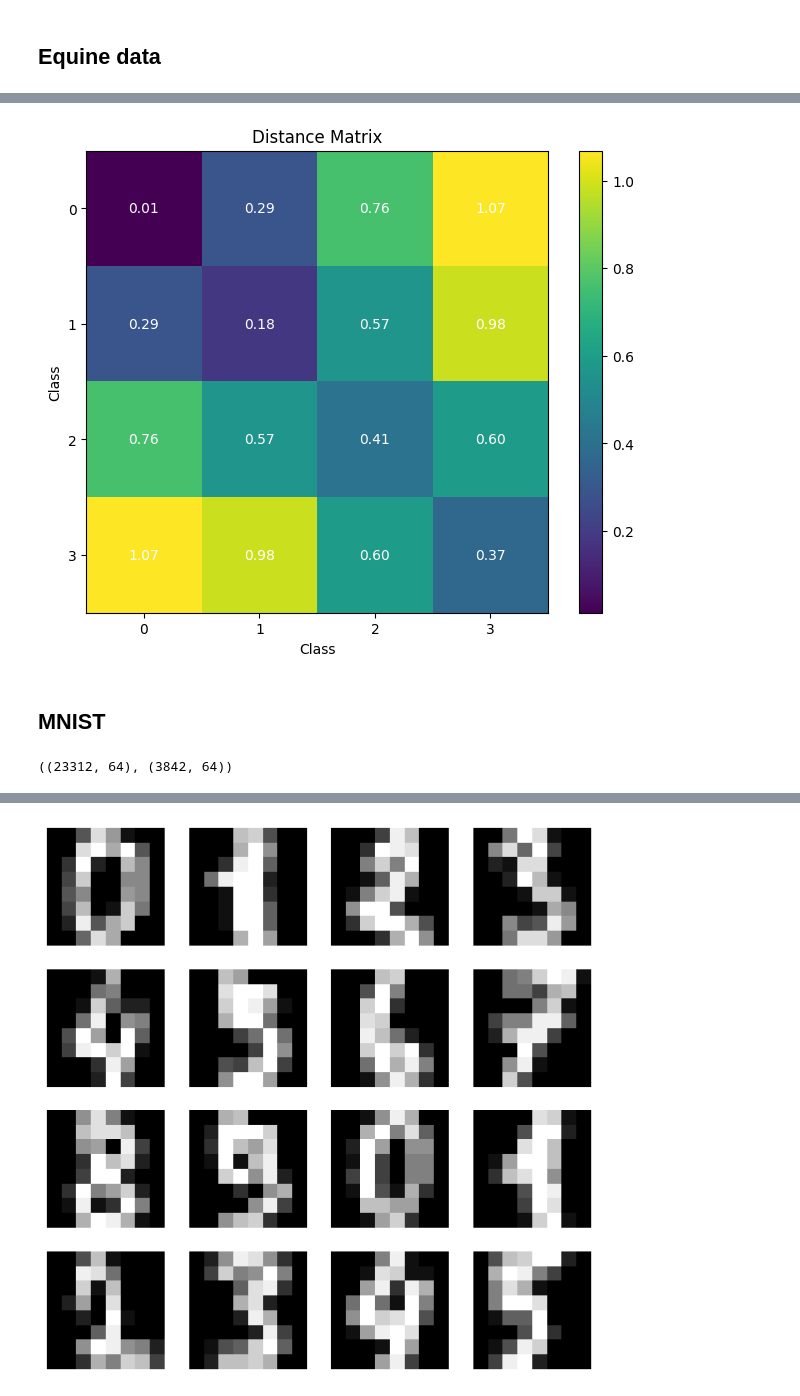
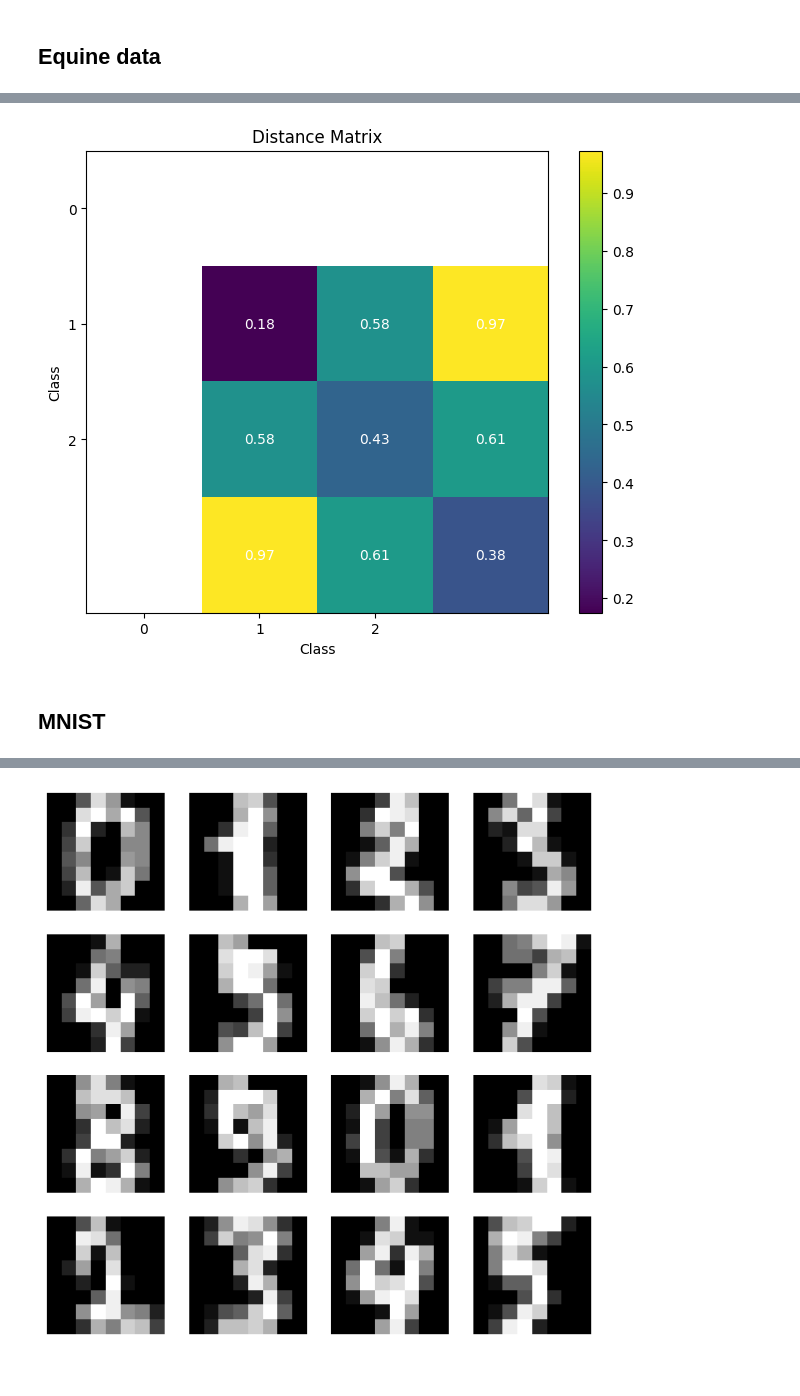
Before and after one commit to timodw/time_series_preprocessing, a Jupyter notebook: evaluation.ipynb, the cells around one changed output, grey strips where cells are left out. Cells and saved outputs as stored; diff of their text form; code cells hidden in the pictures.

Commit message:
further work on unsupervised data balancing

```diff
--- a/evaluation.ipynb
+++ b/evaluation.ipynb
@@ -181,6 +181,11 @@ N = 2000
 X, y = load_dataset(Path('processed_data'), dataset_id='RTAGXFQJ4T') # FFT
 # X, y = load_dataset(Path('processed_data'), dataset_id='K6WZL7BWHQ') # Raw
 X, y = X[0][:, :, 0], y[0]
+X = X[y != 0]
+y = y[y != 0]
+X_min, X_max = X.min(), X.max()
+X -= X_min
+X /= (X_max - X_min)
 indices = np.random.choice(len(X), N)
 X, y = X[indices], y[indices]
 print(X.shape, np.unique(y, return_counts=True))
@@ -199,7 +239,7 @@ def cluster_time_series(distances, n_clusters=None):
     labels = clustering_model.fit_predict(distances)
     return labels
 
-clusters = cluster_time_series(distances, n_clusters=50)
+clusters = cluster_time_series(distances, n_clusters=10)
 cluster_label_mapping = defaultdict(list)
 for label, cluster in zip(y, clusters):
     cluster_label_mapping[cluster].append(label)
@@ -210,4 +250,4 @@ for i in range(len(cluster_label_mapping)):
 print()
 for i in range(len(cluster_label_mapping)):
     l, c = np.unique(cluster_label_mapping[i], return_counts=True)
-    print(f"Cluster {i} -> {l[np.argmax(c)]} ({(np.max(c) / np.sum(c)):.2%})")
+    print(f"Cluster {i} -> {l[np.argmax(c)]} ({(np.max(c) / np.sum(c)):.2%} - {c.sum()})")
@@ -217,33 +275,33 @@ for i in range(N):
     for j in range(i + 1, N):
         l_i, l_j = y[i], y[j]
         distance_dict[(min(l_i, l_j), max(l_i, l_j))].append(distances[i, j] * 1000)
 
 mean_dict = {k: np.mean(v) for k, v in distance_dict.items()}
 max_index = max(max(k) for k in mean_dict.keys()) + 1
 matrix = np.full((max_index, max_index), np.nan)
 
 # Populate the distance matrix
 for (i, j), distance in mean_dict.items():
     matrix[i, j] = distance
     matrix[j, i] = distance
 plt.figure(figsize=(8, 6))
 plt.imshow(matrix, cmap='viridis', interpolation='none')
 
 # Add text annotations for each cell
 for i in range(max_index):
     for j in range(max_index):
         distance = matrix[i, j]
         if not np.isnan(distance):
             plt.text(j, i, f'{distance:.2f}', ha='center', va='center', color='white' if distance < 2 else 'black')
 
 plt.title('Distance Matrix')
 plt.xlabel('Class')
 plt.ylabel('Class')
-plt.xticks(range(max_index))
-plt.yticks(range(max_index))
+plt.xticks(range(len(np.unique(y))))
+plt.yticks(range(len(np.unique(y))))
 plt.colorbar()
 plt.show()
 
 # {k: v for k, v in mean_dict.items() if k[0] == k[1]}, {k: v for k, v in mean_dict.items() if k[0] != k[1]}
 # %% [output]
-[figure, old version]
+[figure, new version]
@@ -277,33 +396,0 @@ def mnist_blocks(X):
-# %%
-X_train, y_train = tfds.load('mnist', split='train', as_supervised=True, batch_size=-1)
-X_train = np.reshape(X_train, X_train.shape[:-1]) / 255
-X_train = np.pad(X_train, pad_width=((0, 0), (2, 2), (2, 2)), mode='constant', constant_values=0.)
-X_train = mnist_blocks(X_train)
-indices = np.isin(y_train, SELECTED_DIGITS)
-X_train = X_train[indices]
-y_train = y_train[indices]
-
-X_test, y_test = tfds.load('mnist', split='test', as_supervised=True, batch_size=-1)
-X_test = np.reshape(X_test, X_test.shape[:-1]) / 255
-X_test = np.pad(X_test, pad_width=((0, 0), (2, 2), (2, 2)), mode='constant', constant_values=0.)
-X_test = mnist_blocks(X_test)
-indices = np.isin(y_test, SELECTED_DIGITS)
-X_test = X_test[indices]
-y_test = y_test[indices]
-
-# train_distance_matrix = parallel_distance_matrix(X_train, metric='euclidean')
-# test_distance_matrix = parallel_distance_matrix(X_test, metric='euclidean')
-
-data_path = Path('datasets') / 'MNIST'
-data_path.mkdir(exist_ok=True, parents=True)
-
-np.save(data_path / 'X_train', X_train)
-np.save(data_path / 'y_train', y_train)
-# np.save(data_path / 'distance_matrix_train', train_distance_matrix)
-np.save(data_path / 'X_test', X_test)
-np.save(data_path / 'y_test', y_test)
-# np.save(data_path / 'distance_matrix_test', test_distance_matrix)
-
-X_train.shape, X_test.shape
-# %% [output]
-((23312, 64), (3842, 64))
```
Also changed, not shown: parts of 19 cells of this notebook.
